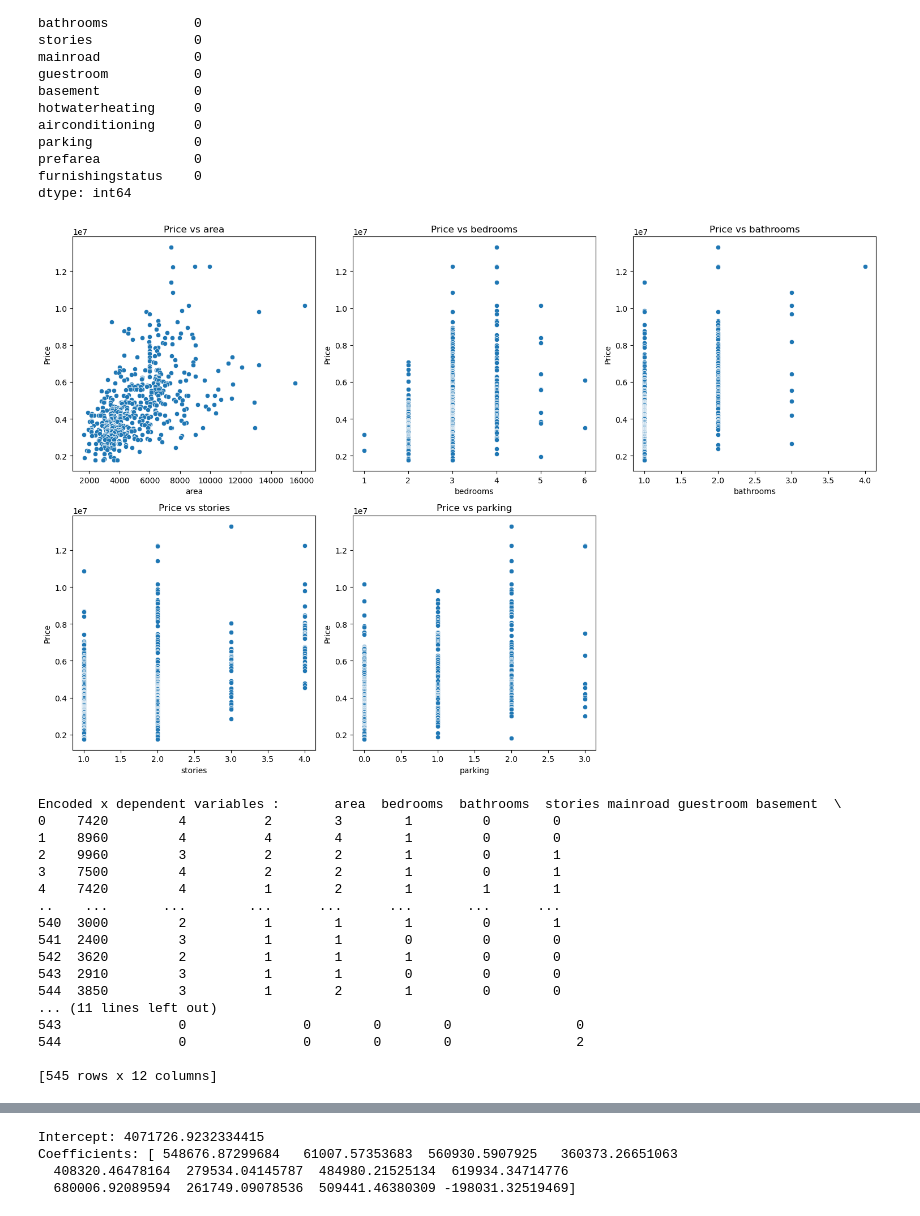
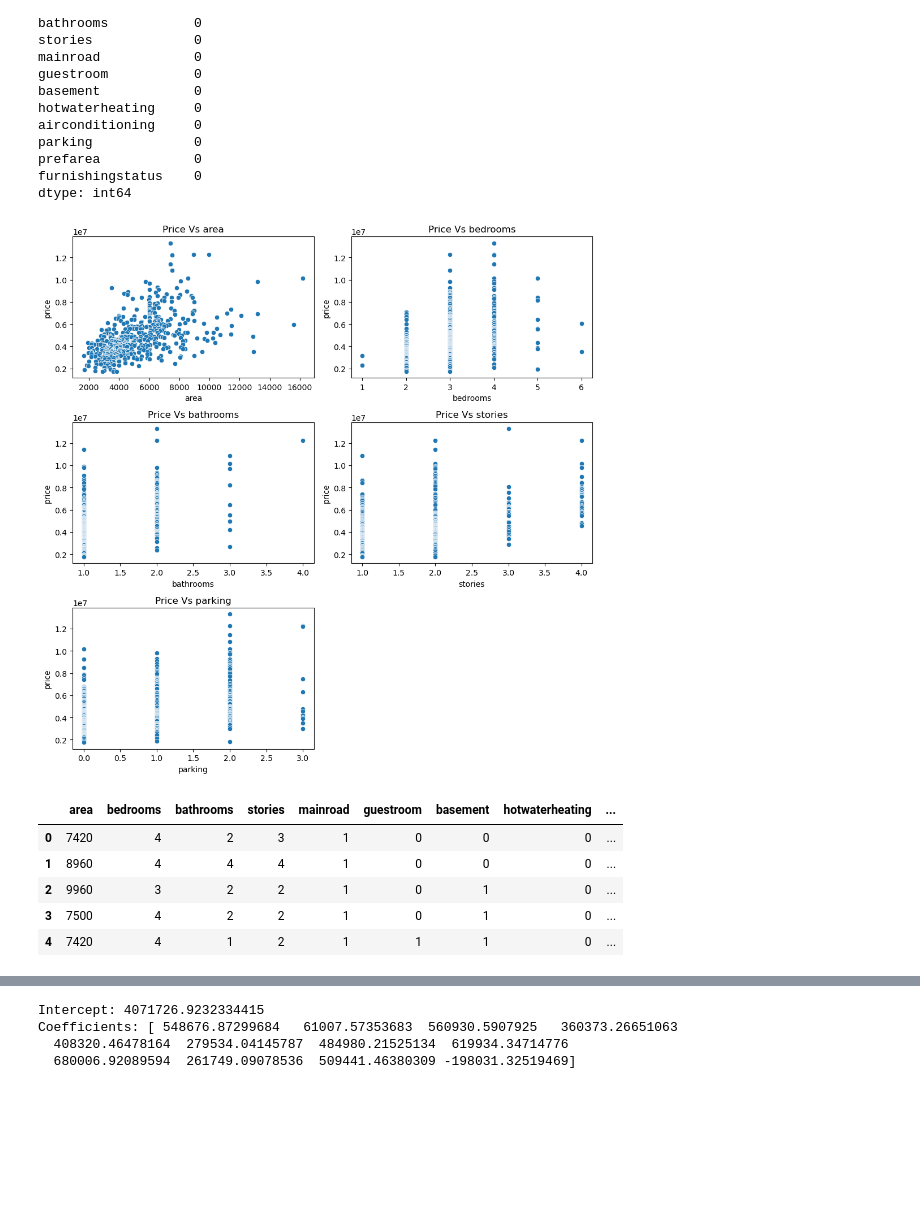
Before and after one commit to TharunKorivi/Ml_Lab, a Jupyter notebook: week4/MultipleLinearRegression .ipynb, the cells around one changed output, grey strips where cells are left out. Saved outputs shown, nothing was run; the diff lists cells and outputs as text; code cells hidden in the pictures; blank space fills up the shorter version.

```diff
--- a/week4/MultipleLinearRegression .ipynb
+++ b/week4/MultipleLinearRegression .ipynb
@@ -70,62 +70,50 @@ dtype: int64
 # %%
 #5 Prepare  X (independent variables) and y (dependent variable)
 
-x = df.drop(columns=["price"])
+x = df.drop(columns="price")
 y = df["price"]
 # %%
 #6 Visualise the relationship between the independent variables and the depenedent variable using scatterplots
 
 
 import matplotlib.pyplot as plt
 import seaborn as sns
 
-# List of numerical independent variables
-independent_vars = ["area", "bedrooms", "bathrooms", "stories", "parking"]
+cols = x.select_dtypes(include="number").columns
 
-# Create scatterplots for each independent variable vs. price
-plt.figure(figsize=(15, 10))
-for i, var in enumerate(independent_vars, 1):
-    plt.subplot(2, 3, i)
-    sns.scatterplot(x=df[var], y=df["price"])
-    plt.xlabel(var)
-    plt.ylabel("Price")
-    plt.title(f"Price vs {var}")
+fig, axes = plt.subplots(3,2,figsize=(10,10))
+axes = axes.flatten()
 
+for i,col in enumerate(cols):
+    cur_axis = axes[i]
+    sns.scatterplot(x=df[col],y=y,ax = cur_axis)
+    cur_axis.set_xlabel(col)
+    cur_axis.set_ylabel("price")
+    cur_axis.set_title(f"Price Vs {col}")
+
+plt.delaxes(axes[-1]) # deletes the specified axis
 plt.tight_layout()
 plt.show()
 # %% [output]
-[figure, old version]
+[figure, new version]
 # %%
 #7 Encoding categorical data in X
 
+
 from sklearn.preprocessing import LabelEncoder
 
-# List the categorical columns you want to encode.
-categorical_cols = df.select_dtypes(include="object").columns
+cols = x.select_dtypes(include="object").columns
+for col in cols :
+    le = LabelEncoder()
+    x[col] = le.fit_transform(x[col])
 
-# Apply LabelEncoder to each categorical column in X.
-for col in categorical_cols:
-    le = LabelEncoder()
-    x.loc[:, col] = le.fit_transform(x[col])
-
-print("Encoded x dependent variables : ", x)
+x.head()
 # %% [output]
-Encoded x dependent variables :       area  bedrooms  bathrooms  stories mainroad guestroom basement  \
-0    7420         4          2        3        1         0        0
-1    8960         4          4        4        1         0        0
-2    9960         3          2        2        1         0        1
-3    7500         4          2        2        1         0        1
-4    7420         4          1        2        1         1        1
-..    ...       ...        ...      ...      ...       ...      ...
-540  3000         2          1        1        1         0        1
-541  2400         3          1        1        0         0        0
-542  3620         2          1        1        1         0        0
-543  2910         3          1        1        0         0        0
-544  3850         3          1        2        1         0        0
-... (11 lines left out)
-543               0               0        0        0                0
-544               0               0        0        0                2
-
-[545 rows x 12 columns]
+|  | area | bedrooms | bathrooms | stories | mainroad | guestroom | basement | hotwaterheating | ... |
+| 0 | 7420 | 4 | 2 | 3 | 1 | 0 | 0 | 0 | ... |
+| 1 | 8960 | 4 | 4 | 4 | 1 | 0 | 0 | 0 | ... |
+| 2 | 9960 | 3 | 2 | 2 | 1 | 0 | 1 | 0 | ... |
+| 3 | 7500 | 4 | 2 | 2 | 1 | 0 | 1 | 0 | ... |
+| 4 | 7420 | 4 | 1 | 2 | 1 | 1 | 1 | 0 | ... |
 # %%
 #8  Avoiding the Dummy Variable Trap
```
Also changed, not shown: parts of 12 cells of this notebook.
